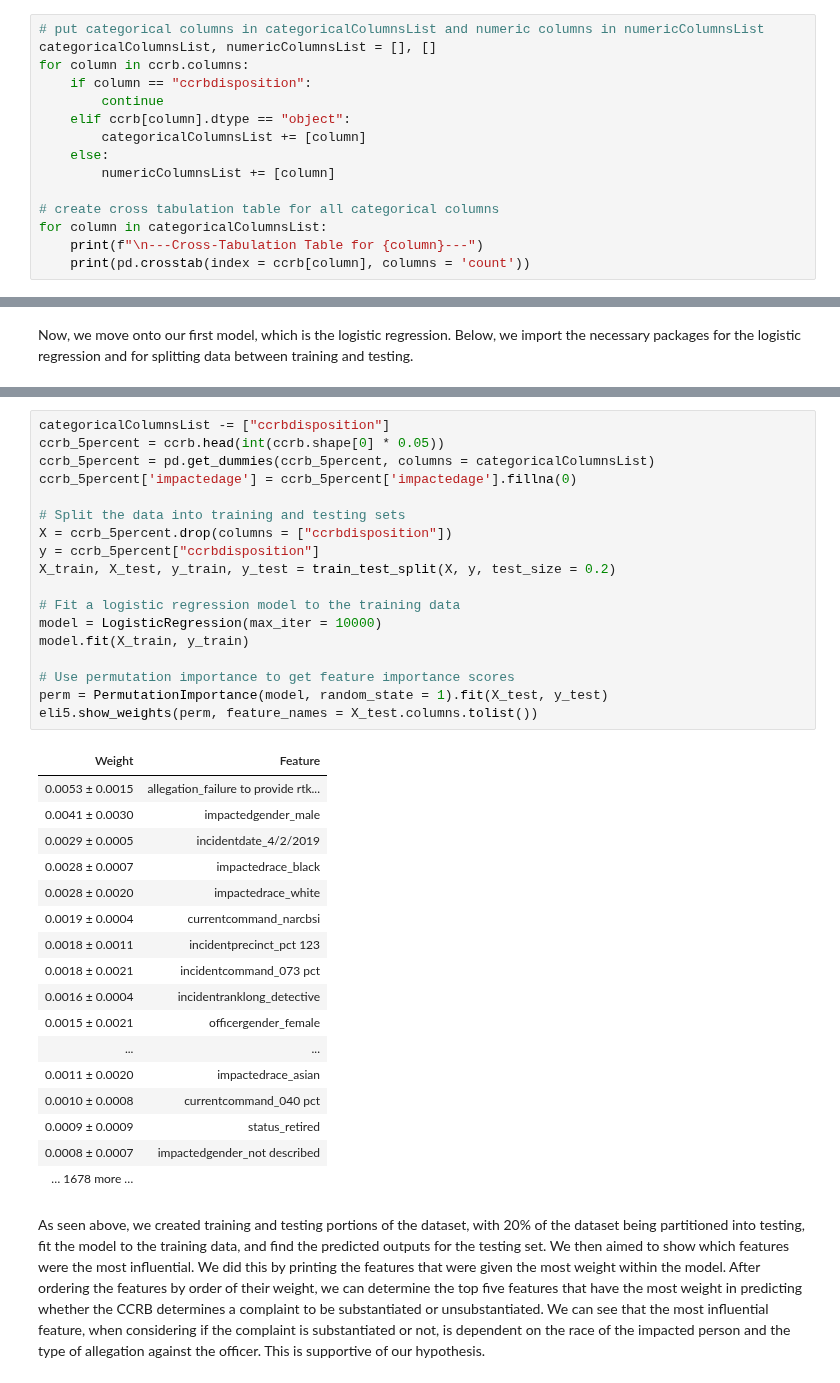
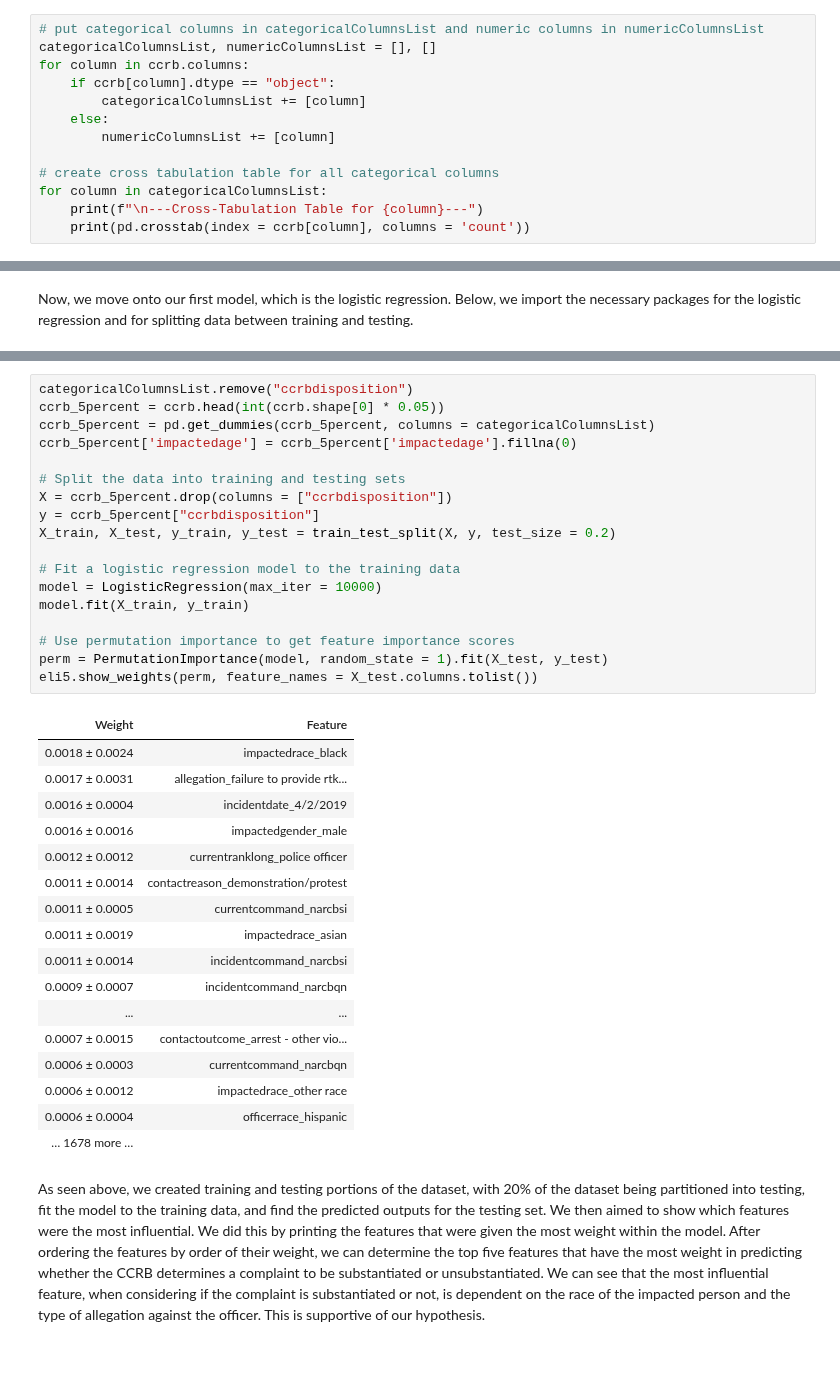
Before and after one commit to COGS118A/Group015-Wi23, a Jupyter notebook: CheckpointGroup015-Wi23.ipynb, the cells around one changed output, grey strips where cells are left out. Drawn from its saved outputs; the diff is of its cells as text.

```diff
--- a/CheckpointGroup015-Wi23.ipynb
+++ b/CheckpointGroup015-Wi23.ipynb
@@ -320,9 +324,7 @@ Next, we separated the categorical columns from the numeric columns by keepin co
 # put categorical columns in categoricalColumnsList and numeric columns in numericColumnsList
 categoricalColumnsList, numericColumnsList = [], []
 for column in ccrb.columns:
-    if column == "ccrbdisposition":
-        continue
-    elif ccrb[column].dtype == "object":
+    if ccrb[column].dtype == "object":
         categoricalColumnsList += [column]
     else:
         numericColumnsList += [column]
@@ -388,38 +415,38 @@ We then select the portions of the dataset that we will be using for the model;
 # %%
-categoricalColumnsList -= ["ccrbdisposition"]
+categoricalColumnsList.remove("ccrbdisposition")
 ccrb_5percent = ccrb.head(int(ccrb.shape[0] * 0.05))
 ccrb_5percent = pd.get_dummies(ccrb_5percent, columns = categoricalColumnsList)
 ccrb_5percent['impactedage'] = ccrb_5percent['impactedage'].fillna(0)
 
 # Split the data into training and testing sets
 X = ccrb_5percent.drop(columns = ["ccrbdisposition"])
 y = ccrb_5percent["ccrbdisposition"]
 X_train, X_test, y_train, y_test = train_test_split(X, y, test_size = 0.2)
 
 # Fit a logistic regression model to the training data
 model = LogisticRegression(max_iter = 10000)
 model.fit(X_train, y_train)
 
 # Use permutation importance to get feature importance scores
 perm = PermutationImportance(model, random_state = 1).fit(X_test, y_test)
 eli5.show_weights(perm, feature_names = X_test.columns.tolist())
 # %% [output]
 | Weight | Feature |
-| 0.0053 ± 0.0015 | allegation_failure to provide rtk... |
-| 0.0041 ± 0.0030 | impactedgender_male |
-| 0.0029 ± 0.0005 | incidentdate_4/2/2019 |
-| 0.0028 ± 0.0007 | impactedrace_black |
-| 0.0028 ± 0.0020 | impactedrace_white |
-| 0.0019 ± 0.0004 | currentcommand_narcbsi |
-| 0.0018 ± 0.0011 | incidentprecinct_pct 123 |
-| 0.0018 ± 0.0021 | incidentcommand_073 pct |
-| 0.0016 ± 0.0004 | incidentranklong_detective |
-| 0.0015 ± 0.0021 | officergender_female |
+| 0.0018 ± 0.0024 | impactedrace_black |
+| 0.0017 ± 0.0031 | allegation_failure to provide rtk... |
+| 0.0016 ± 0.0004 | incidentdate_4/2/2019 |
+| 0.0016 ± 0.0016 | impactedgender_male |
+| 0.0012 ± 0.0012 | currentranklong_police officer |
+| 0.0011 ± 0.0014 | contactreason_demonstration/protest |
+| 0.0011 ± 0.0005 | currentcommand_narcbsi |
+| 0.0011 ± 0.0019 | impactedrace_asian |
+| 0.0011 ± 0.0014 | incidentcommand_narcbsi |
+| 0.0009 ± 0.0007 | incidentcommand_narcbqn |
 | ... | ... |
-| 0.0011 ± 0.0020 | impactedrace_asian |
-| 0.0010 ± 0.0008 | currentcommand_040 pct |
-| 0.0009 ± 0.0009 | status_retired |
-| 0.0008 ± 0.0007 | impactedgender_not described |
+| 0.0007 ± 0.0015 | contactoutcome_arrest - other vio... |
+| 0.0006 ± 0.0003 | currentcommand_narcbqn |
+| 0.0006 ± 0.0012 | impactedrace_other race |
+| 0.0006 ± 0.0004 | officerrace_hispanic |
 | … 1678 more … |  |
 # %% [markdown]
 As seen above, we created training and testing portions of the dataset, with 20% of the dataset being partitioned into testing, fit the model to the training data, and find the predicted outputs for the testing set. We then aimed to show which features were the most influential. We did this by printing the features that were given the most weight within the model. After ordering the features by order of their weight, we can determine the top five features that have the most weight in predicting whether the CCRB determines a complaint to be substantiated or unsubstantiated. We can see that the most influential feature, when considering if the complaint is substantiated or not, is dependent on the race of the impacted person and the type of allegation against the officer. This is supportive of our hypothesis.
```
Also changed, not shown: parts of 17 cells of this notebook.
